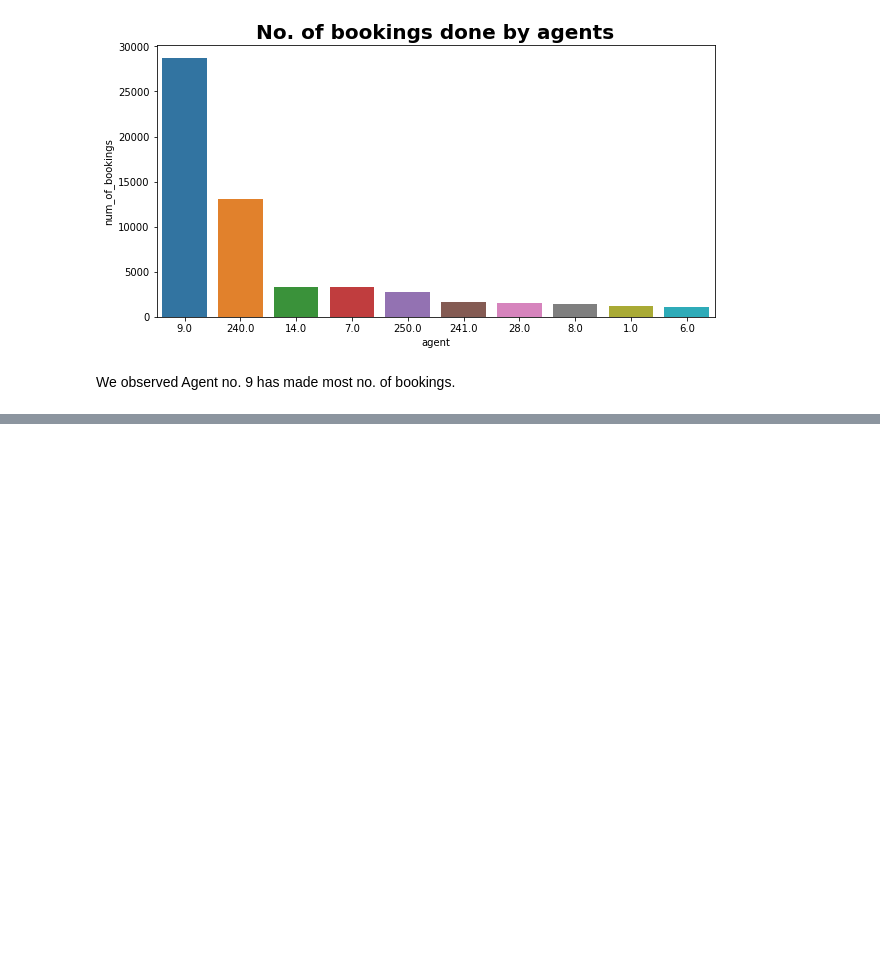
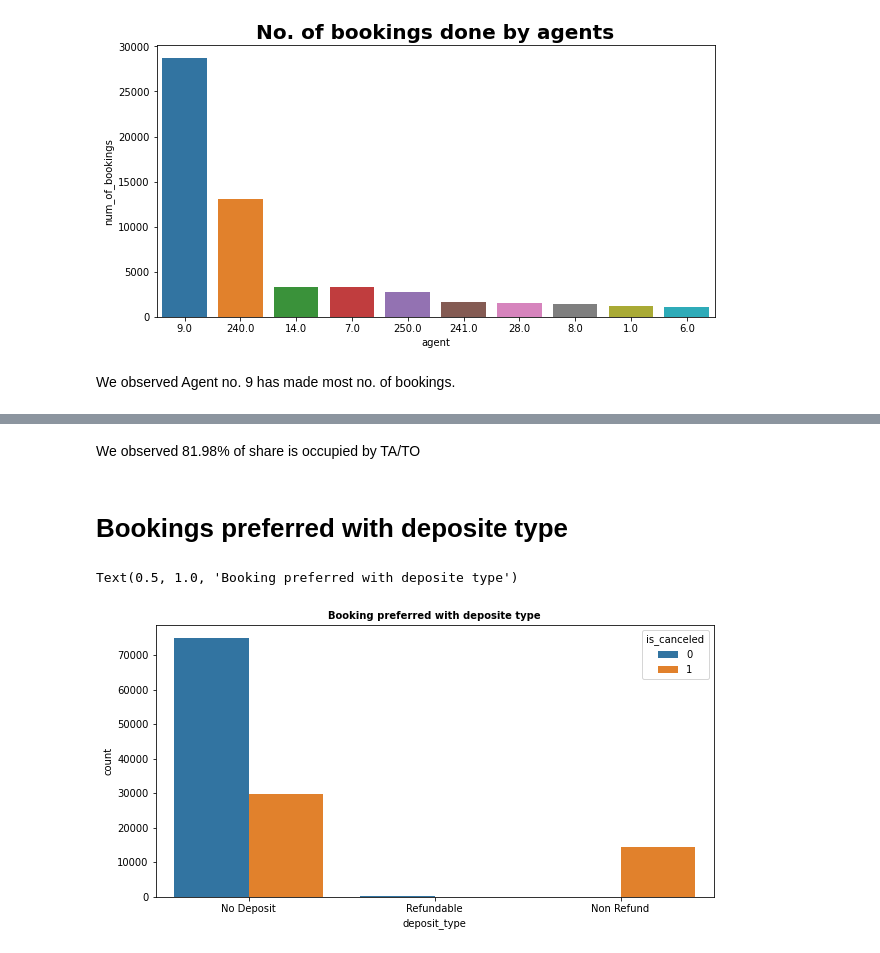
Before and after one commit to 11-Kani/Hotel_Booking_Analysis__Project_1-, a Jupyter notebook: Hotel_Booking_Analysis_Capstone_Project.ipynb, the cells around one changed output, grey strips where cells are left out. Drawn from its saved outputs; the diff is of its cells as text; code cells hidden in the pictures; blank space fills up the shorter version.

```diff
--- a/Hotel_Booking_Analysis_Capstone_Project.ipynb
+++ b/Hotel_Booking_Analysis_Capstone_Project.ipynb
@@ -305,0 +326,11 @@ We observed Agent no. 9 has made most no. of bookings.
+# %% [markdown]
+We observed 81.98% of share is occupied by TA/TO
+# %% [markdown]
+# Bookings preferred with deposite type
+# %%
+plt.figure(figsize = (10,5))
+sns.countplot(x='deposit_type',data=Hotel_df,hue ='is_canceled')
+plt.title('Booking preferred with deposite type',fontweight ="bold",size =10)
+# %% [output]
+Text(0.5, 1.0, 'Booking preferred with deposite type')
+[figure, added]
```
Also changed, not shown: parts of 10 cells of this notebook.
